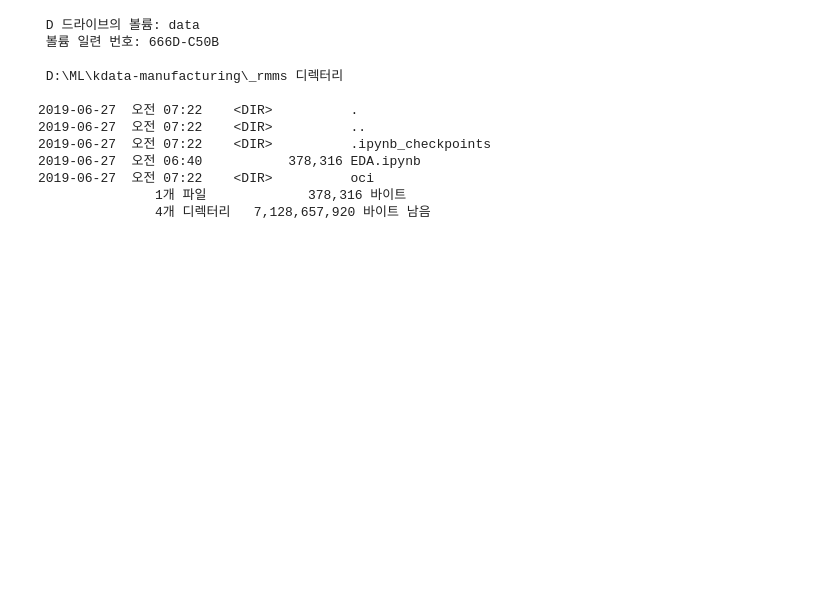
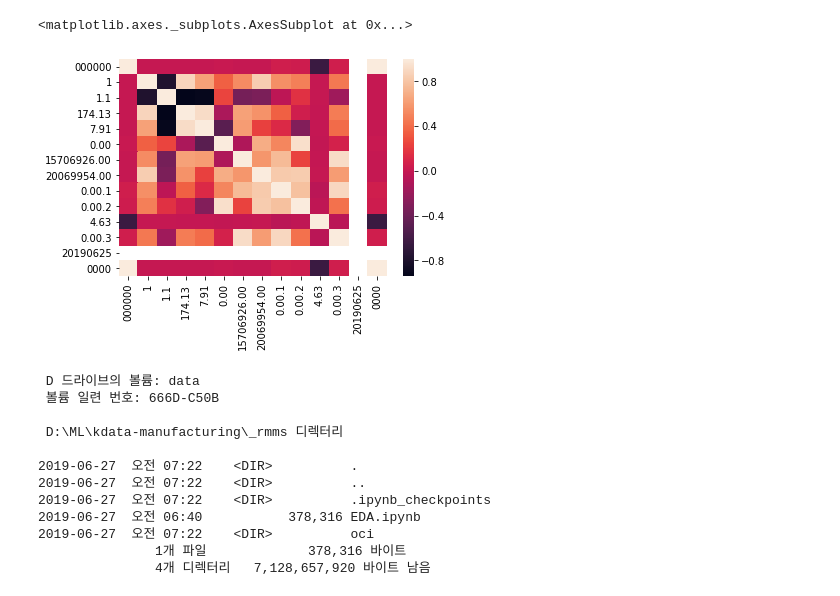
Before and after one commit to ggokka/kdata-manufacturing, a Jupyter notebook: _rmms/EDA.ipynb, the cells around one changed output. Saved outputs shown, nothing was run; the diff lists cells and outputs as text; code cells hidden in the pictures; blank space fills up the shorter version.

Commit message:
heatmap with matplotlib

```diff
--- a/_rmms/EDA.ipynb
+++ b/_rmms/EDA.ipynb
@@ -8,5 +8,10 @@ import pandas as pd
 
 df = pd.read_csv("./oci/190625.log"," ")
+# %%
+sns.heatmap(data = df.corr())
+# %% [output]
+<matplotlib.axes._subplots.AxesSubplot at 0x...>
+[figure, added]
 # %%
 ! dir
 # %% [output]
```
Also changed, not shown: parts of 3 cells of this notebook.
